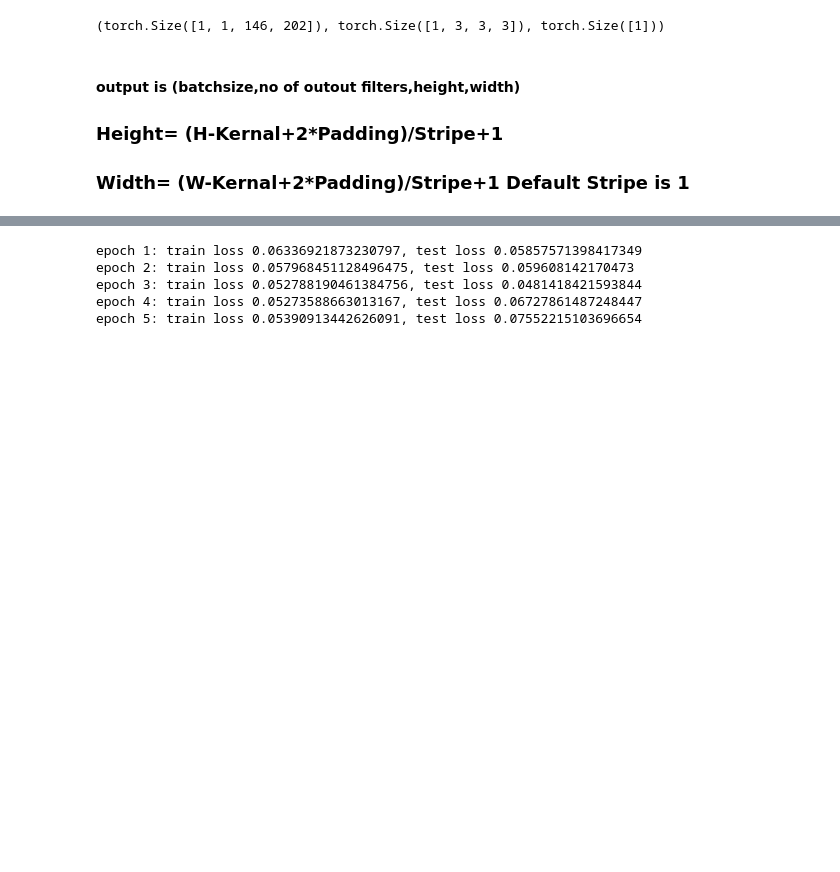
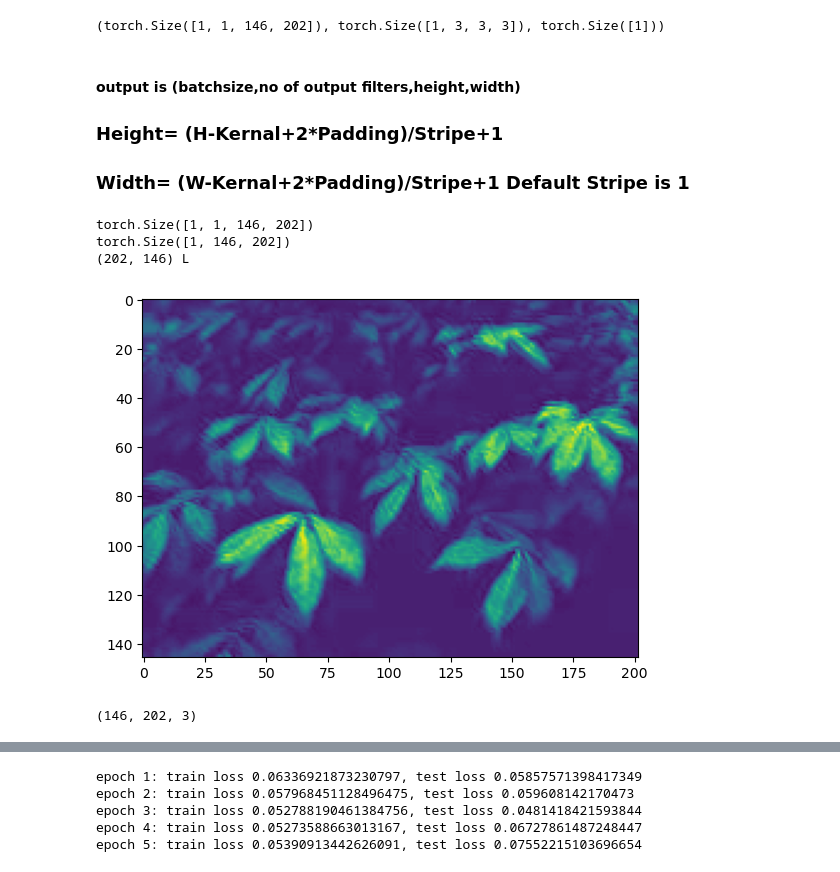
Before and after one commit to NShravanReddy/DeepLearning, a Jupyter notebook: 01-deep-neural-networks/2-cnn/2-cnn.ipynb, the cells around one changed output, grey strips where cells are left out. Cells and saved outputs as stored; diff of their text form; code cells hidden in the pictures; blank space fills up the shorter version.

```diff
--- a/01-deep-neural-networks/2-cnn/2-cnn.ipynb
+++ b/01-deep-neural-networks/2-cnn/2-cnn.ipynb
@@ -26,7 +35,7 @@ weight is [no_out,no_int,kernalsize {=(3,3)}]
 Bias is the no_out
 # %%
 transform=transforms.ToTensor()
-img_arr_transformed=transform(img_arr)
+img_arr_transformed=transform(img_pil)
 img_arr_transformed.shape
 # %% [output]
 torch.Size([3, 148, 204])
@@ -35,6 +44,30 @@ m(img_arr_transformed.unsqueeze(0)).shape,m.weight.shape,m.bias.shape
 # %% [output]
 (torch.Size([1, 1, 146, 202]), torch.Size([1, 3, 3, 3]), torch.Size([1]))
 # %% [markdown]
-#### output is (batchsize,no of outout filters,height,width)
+#### output is (batchsize,no of output filters,height,width)
 ### Height= (H-Kernal+2*Padding)/Stripe+1
 ### Width= (W-Kernal+2*Padding)/Stripe+1 Default Stripe is 1
+# %%
+
+a=m(img_arr_transformed.unsqueeze(0))
+print(a.shape)
+a=a.squeeze(0)
+print(a.shape) #removing batch size
+b=transforms.ToPILImage()
+c=b(a)
+print(c.size,c.mode )# L means Greyscale)
+c.show()
+import matplotlib.pyplot as plt
+plt.imshow(c)
+plt.show()
+# %% [output]
+torch.Size([1, 1, 146, 202])
+torch.Size([1, 146, 202])
+(202, 146) L
+[figure, added]
+# %%
+c_rgb=c.convert('RGB')
+img_=np.array(c_rgb)
+img_.shape
+# %% [output]
+(146, 202, 3)
```
Also changed, not shown: parts of 10 cells of this notebook, 1 other file.
